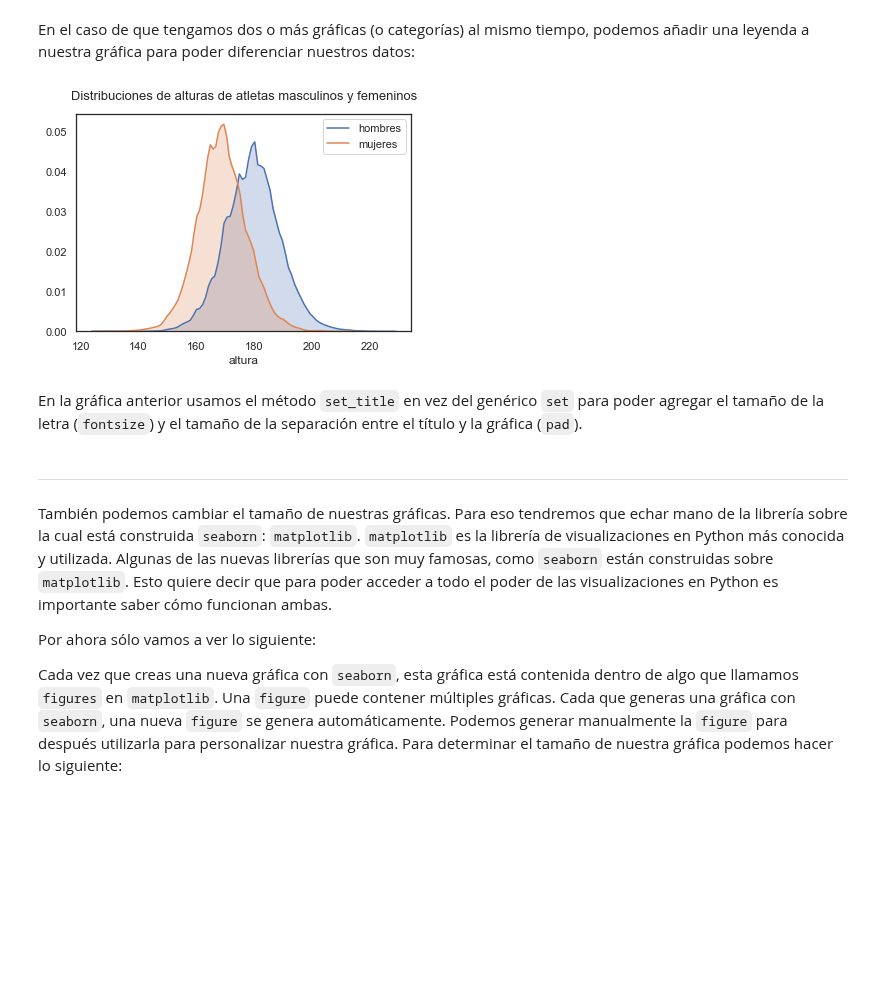
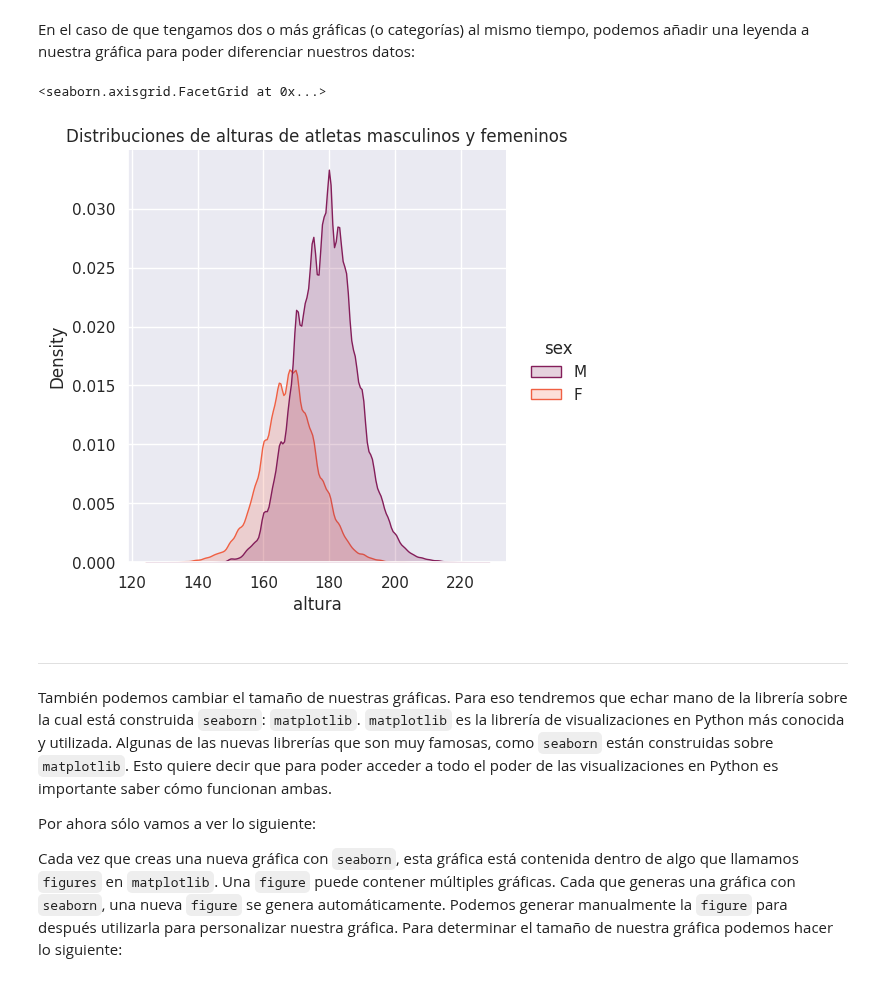
Before and after one commit to beduExpert/B2-Analisis-de-Datos-con-Python-2020, a Jupyter notebook: Sesion-03/Ejemplo-01/anotando_graficas.ipynb, the cells around one changed output. Saved outputs shown, nothing was run; the diff lists cells and outputs as text; code cells hidden in the pictures; blank space fills up the shorter version.

```diff
--- a/Sesion-03/Ejemplo-01/anotando_graficas.ipynb
+++ b/Sesion-03/Ejemplo-01/anotando_graficas.ipynb
@@ -47,13 +46,11 @@ females = by_athlete[merged['sex'] == 'F']
-# %%
-ax = sns.distplot(males['height'], hist=False, kde_kws = {'shade': True}, label='hombres')
-sns.distplot(females['height'], hist=False, kde_kws = {'shade': True}, ax=ax, label='mujeres')
-ax.set_title('Distribuciones de alturas de atletas masculinos y femeninos', fontsize=13, pad=15);
-ax.set(xlabel='altura');
-ax.legend(loc='upper right');
-# %% [output]
-[figure, removed]
-# %% [markdown]
-En la gráfica anterior usamos el método `set_title` en vez del genérico `set` para poder agregar el tamaño de la letra (`fontsize`) y el tamaño de la separación entre el título y la gráfica (`pad`).
+# %%
+sns.set_style("white")
+sns.set(font_scale=1)
+g = sns.displot(df, x='height', kind = 'kde', hue = 'sex', fill = True, alpha = 0.2, legend = True, palette= "rocket")
+g.set(title = 'Distribuciones de alturas de atletas masculinos y femeninos', xlabel='altura')
+# %% [output]
+<seaborn.axisgrid.FacetGrid at 0x...>
+[figure, added]
 # %% [markdown]
 ---
 
```
Also changed, not shown: parts of 6 cells of this notebook.
